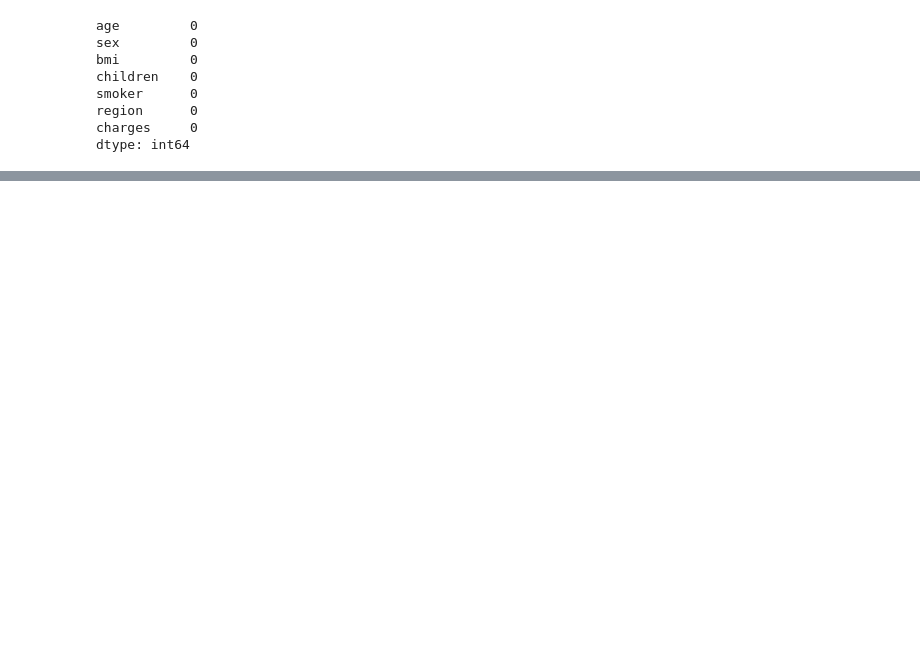
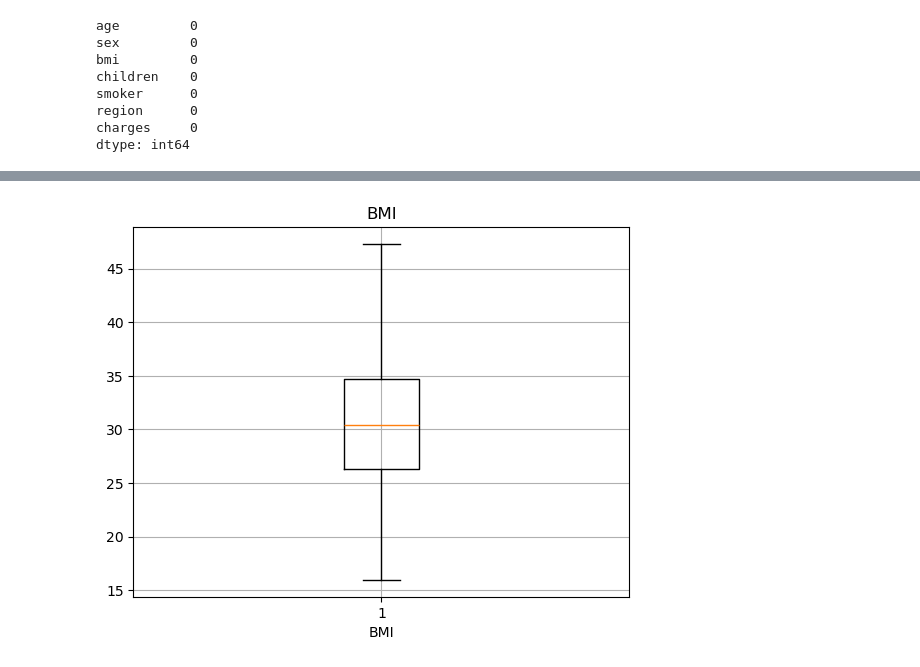
Before and after one commit to alabhyaanuragdash/Project, a Jupyter notebook: Health Insurance Cost Analysis.ipynb, the cells around one changed output, grey strips where cells are left out. Cells and saved outputs as stored; diff of their text form; code cells hidden in the pictures; blank space fills up the shorter version.

```diff
--- a/Health Insurance Cost Analysis.ipynb
+++ b/Health Insurance Cost Analysis.ipynb
@@ -157,0 +228,19 @@ Health_Insurance_Cost.pivot_table(index=['sex','smoker','region'],values='bmi',a
+# %%
+def remove_outliers(Health_Insurance_Cost, col):
+    Q1 = Health_Insurance_Cost[col].quantile(0.25)
+    Q3 = Health_Insurance_Cost[col].quantile(0.75)
+    IQR = Q3 - Q1
+    lower_bound = Q1 - 1.5 * IQR
+    upper_bound = Q3 + 1.5 * IQR
+    Health_Insurance_Cost_cleaned=np.clip(Health_Insurance_Cost[col],lower_bound,upper_bound)
+    return Health_Insurance_Cost_cleaned
+# %%
+Health_Insurance_Cost['bmi']=remove_outliers(Health_Insurance_Cost, 'bmi')
+# %%
+plt.boxplot(Health_Insurance_Cost['bmi'])
+plt.xlabel('BMI')
+plt.grid(True)
+plt.title("BMI")
+plt.show()
+# %% [output]
+[figure, added]
```
Also changed, not shown: parts of 67 cells of this notebook, 1 other file.
